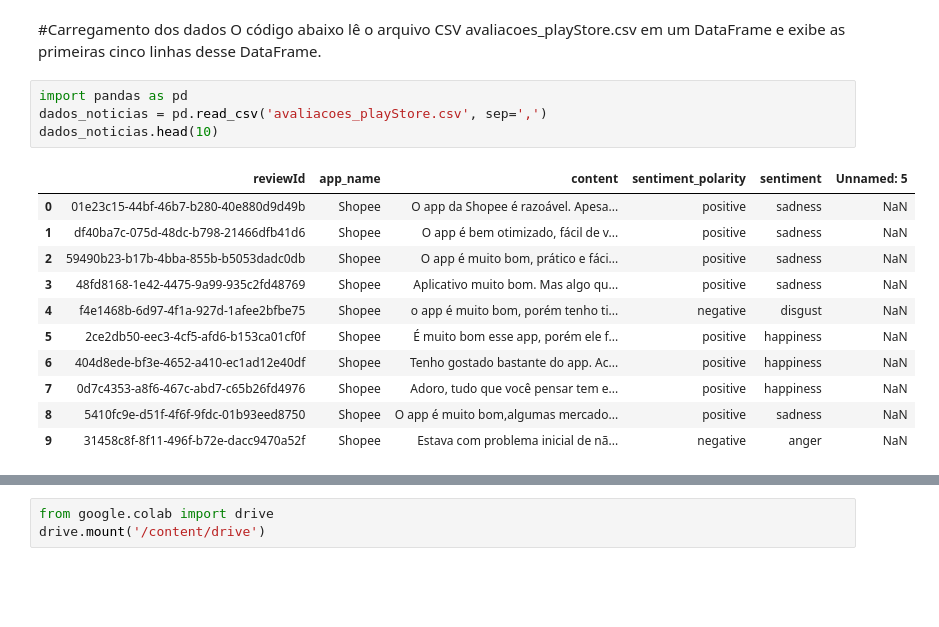
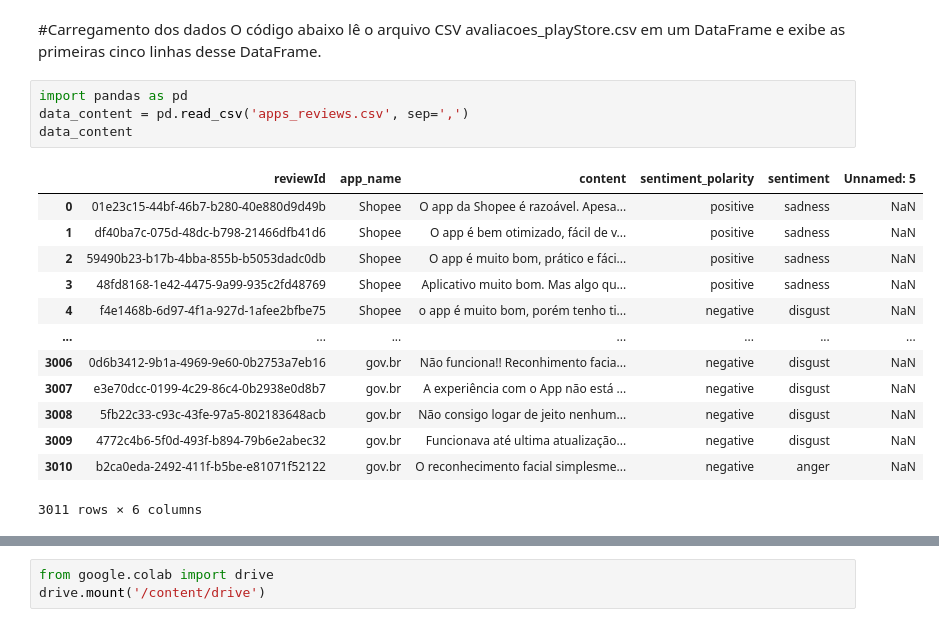
Before and after one commit to Kalidsa/Projeto-de-Minera-o-de-Textos---CDII, a Jupyter notebook: Mineração_de_textos.ipynb, the cells around one changed output, grey strips where cells are left out. Saved outputs shown, nothing was run; the diff lists cells and outputs as text; blank space fills up the shorter version.

```diff
--- a/Mineração_de_textos.ipynb
+++ b/Mineração_de_textos.ipynb
@@ -48,18 +48,20 @@ avaliação do usuário.
 O código abaixo lê o arquivo CSV avaliacoes_playStore.csv em um DataFrame e exibe as primeiras cinco linhas desse DataFrame.
 # %%
 import pandas as pd
-dados_noticias = pd.read_csv('avaliacoes_playStore.csv', sep=',')
-dados_noticias.head(10)
+data_content = pd.read_csv('apps_reviews.csv', sep=',')
+data_content
 # %% [output]
 |  | reviewId | app_name | content | sentiment_polarity | sentiment | Unnamed: 5 |
 | 0 | 01e23c15-44bf-46b7-b280-40e880d9d49b | Shopee | O app da Shopee é razoável. Apesa... | positive | sadness | NaN |
 | 1 | df40ba7c-075d-48dc-b798-21466dfb41d6 | Shopee | O app é bem otimizado, fácil de v... | positive | sadness | NaN |
 | 2 | 59490b23-b17b-4bba-855b-b5053dadc0db | Shopee | O app é muito bom, prático e fáci... | positive | sadness | NaN |
 | 3 | 48fd8168-1e42-4475-9a99-935c2fd48769 | Shopee | Aplicativo muito bom. Mas algo qu... | positive | sadness | NaN |
 | 4 | f4e1468b-6d97-4f1a-927d-1afee2bfbe75 | Shopee | o app é muito bom, porém tenho ti... | negative | disgust | NaN |
-| 5 | 2ce2db50-eec3-4cf5-afd6-b153ca01cf0f | Shopee | É muito bom esse app, porém ele f... | positive | happiness | NaN |
-| 6 | 404d8ede-bf3e-4652-a410-ec1ad12e40df | Shopee | Tenho gostado bastante do app. Ac... | positive | happiness | NaN |
-| 7 | 0d7c4353-a8f6-467c-abd7-c65b26fd4976 | Shopee | Adoro, tudo que você pensar tem e... | positive | happiness | NaN |
-| 8 | 5410fc9e-d51f-4f6f-9fdc-01b93eed8750 | Shopee | O app é muito bom,algumas mercado... | positive | sadness | NaN |
-| 9 | 31458c8f-8f11-496f-b72e-dacc9470a52f | Shopee | Estava com problema inicial de nã... | negative | anger | NaN |
+| ... | ... | ... | ... | ... | ... | ... |
+| 3006 | 0d6b3412-9b1a-4969-9e60-0b2753a7eb16 | gov.br | Não funciona!! Reconhimento facia... | negative | disgust | NaN |
+| 3007 | e3e70dcc-0199-4c29-86c4-0b2938e0d8b7 | gov.br | A experiência com o App não está ... | negative | disgust | NaN |
+| 3008 | 5fb22c33-c93c-43fe-97a5-802183648acb | gov.br | Não consigo logar de jeito nenhum... | negative | disgust | NaN |
+| 3009 | 4772c4b6-5f0d-493f-b894-79b6e2abec32 | gov.br | Funcionava até ultima atualização... | negative | disgust | NaN |
+| 3010 | b2ca0eda-2492-411f-b5be-e81071f52122 | gov.br | O reconhecimento facial simplesme... | negative | anger | NaN |
+3011 rows × 6 columns
 # %%
```
Also changed, not shown: parts of 83 cells of this notebook.
